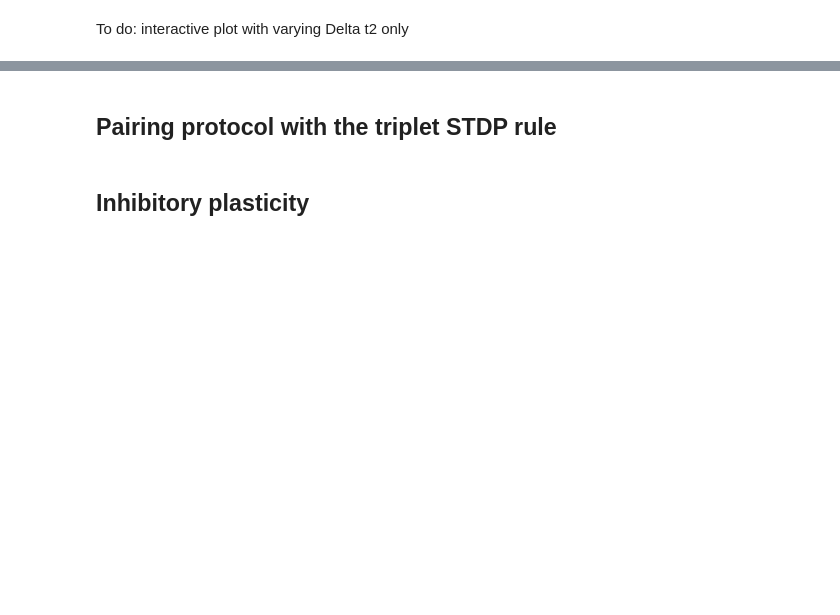
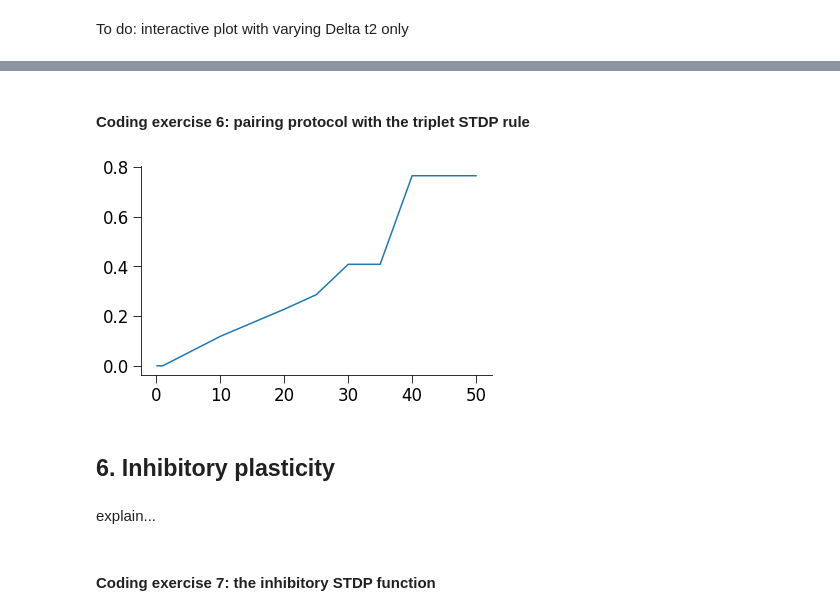
Before and after one commit to comp-neural-circuits/plasticity-workshop, a Jupyter notebook: stdp.ipynb, the cells around one changed output, grey strips where cells are left out. Drawn from its saved outputs; the diff is of its cells as text; code cells hidden in the pictures; blank space fills up the shorter version.

Commit message:
Coding done :)

```diff
--- a/stdp.ipynb
+++ b/stdp.ipynb
@@ -455,55 +472,61 @@ plt.show()
 # %% [markdown]
-## Pairing protocol with the triplet STDP rule
+#### Coding exercise 6: pairing protocol with the triplet STDP rule
 # %%
 # Initialization
 num_pairs = 60      # number of pre- and post- pairs
 rho_vec = np.array([0.1, 1, 10, 20, 25, 30, 35, 40, 50])        # frequency values
 discretization_step = 1e-4 # it must be less than the time difference within a pair of spikes DeltaT!
-taup = 16.8e-3             # LTP time constant (s)
-taum = 33.7e-3             # LTD time constant (s)
-tauy = 114e-3              # Second LTP time constant (s)
-Aplus = 6.5e-3             # LTP window amplitude
-Aminus = 7.1e-3            # LTD window amplitude
+tau_plus = 16.8e-3             # LTP time constant (s)
+tau_minus = 33.7e-3             # LTD time constant (s)
+tau_y = 114e-3              # Second LTP time constant (s)
+A_plus = 6.5e-3             # LTP window amplitude
+A_minus = 7.1e-3            # LTD window amplitude
 w0 = 3                     # initial weight
 
 # initialize the synaptic change
 dw = np.zeros(len(rho_vec))
 
 for ind,rho in enumerate(rho_vec):
     # initialize the synaptic weight
     w=w0
 
     pre_spike, post_spike, t_range = spike_trains(discretization_step, rho, num_pairs)
 
     # CASE with DeltaT < 0
     # The case with DeltaT < 0 is equivalent to switch the pre- and the postsynaptic spike trains.
     # post_spike, pre_spike, t_range = spike_trains(discretization_step, rho, num_pairs)
 
 # initialize the pre- and postsynaptic detectors
     r1=0    # presynaptic event detector
     o1=0    # postsynaptic event detector
     o2=0    # second postsynaptic event detector
 
     for i,t in enumerate(t_range):
         if pre_spike[i]==1:     # there is a pre-synaptic spike
             r1 += 1
-            w = w - o1*Aminus
+            w = w - o1*A_minus
 
         if post_spike[i]==1:    # there is a post-synaptic spike
             o1 += 1
-            w = w + r1*(Aplus*o2);
+            w = w + r1*(A_plus*o2);
             o2=o2+1
 
         # Apply Euler's method to the detector equations
-        r1 = euler_exp_ode(discretization_step, r1, taup)
-        o1 = euler_exp_ode(discretization_step, o1, taum)
-        o2 = euler_exp_ode(discretization_step, o2, tauy)
+        r1 = r1 - discretization_step * r1/tau_plus
+        o1 = o1 - discretization_step * o1/tau_minus
+        o2 = o2 - discretization_step * o2/tau_y
 
     # Calculate the weight change as a function of the frequency
-    dw[ind]= w-w0
+    DeltaW[ind]= w-w0
 
-plt.figure()
-plt.plot(rho_vec,dw)
+plt.figure(figsize=(6,4))
+plt.plot(rho_vec,DeltaW)
 plt.show()
+# %% [output]
+[figure, added]
 # %% [markdown]
-## Inhibitory plasticity
+## 6. Inhibitory plasticity
+# %% [markdown]
+explain...
+# %% [markdown]
+#### Coding exercise 7: the inhibitory STDP function
```
Also changed, not shown: parts of 36 cells of this notebook.
